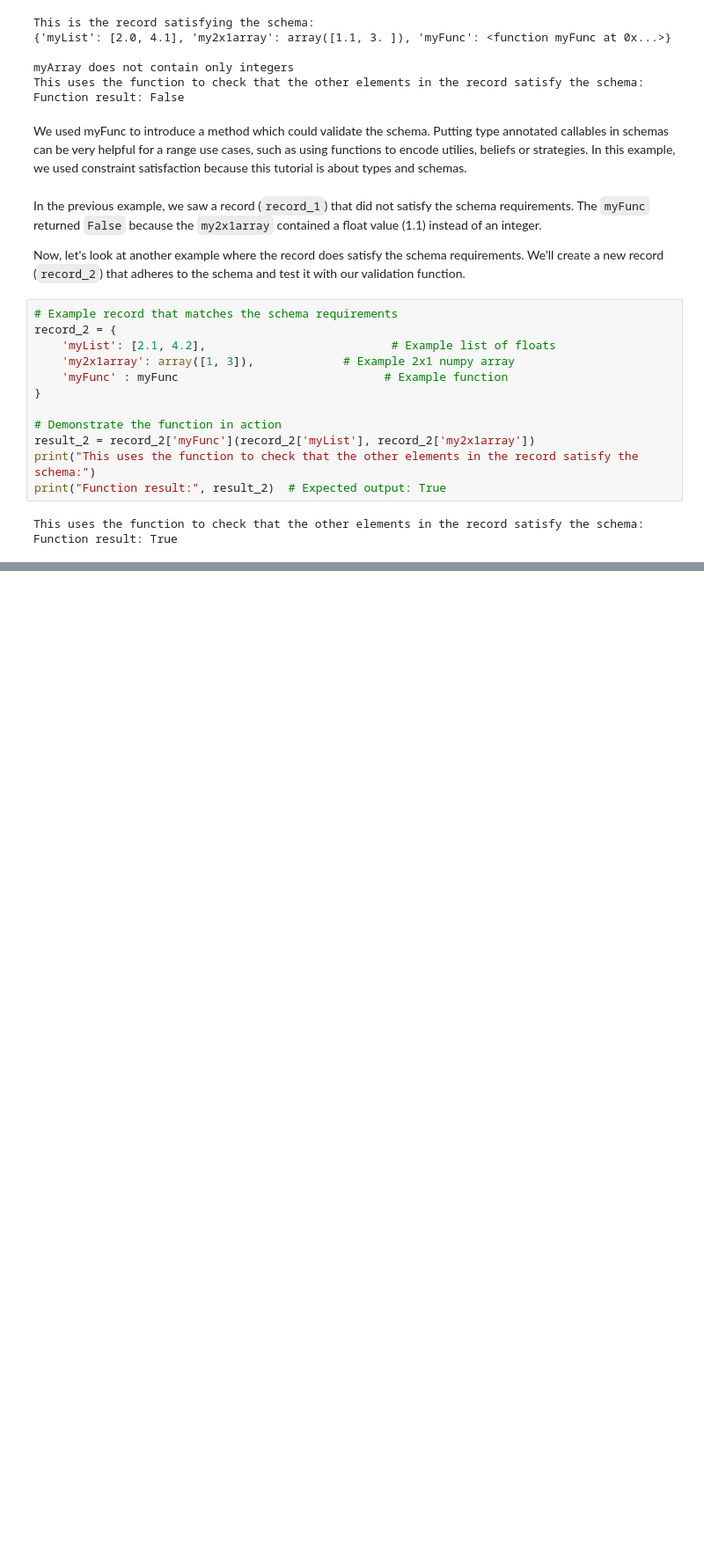
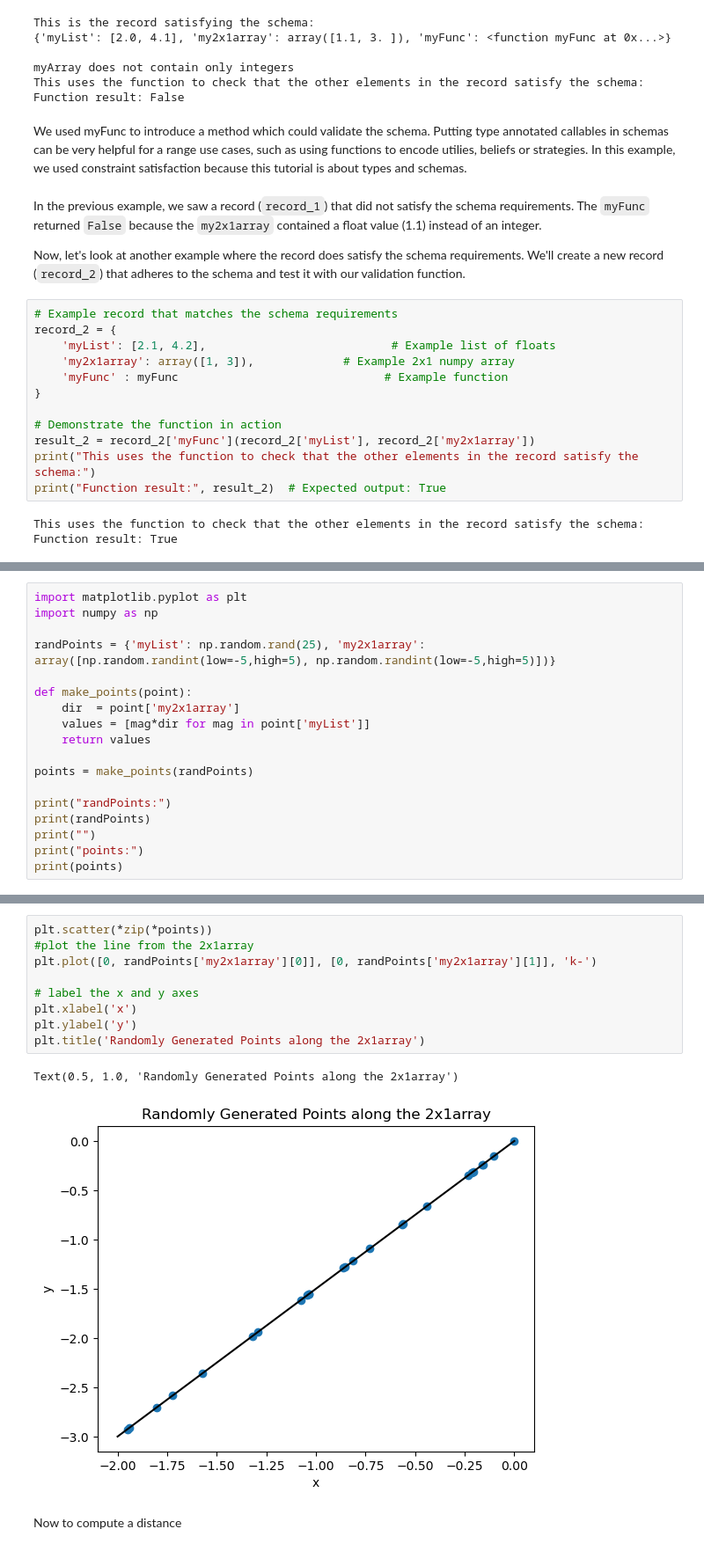
Before and after one commit to mzargham/gds-statespace-walkthrough, a Jupyter notebook: introduction.ipynb, the cells around one changed output, grey strips where cells are left out. Shown at 88% size. Saved outputs shown, nothing was run; the diff lists cells and outputs as text; blank space fills up the shorter version.

```diff
--- a/introduction.ipynb
+++ b/introduction.ipynb
@@ -273,0 +312,18 @@ Function result: True
+# %%
+import matplotlib.pyplot as plt
+import numpy as np
+
+randPoints = {'myList': np.random.rand(25), 'my2x1array': array([np.random.randint(low=-5,high=5), np.random.randint(low=-5,high=5)])}
+
+def make_points(point):
+    dir  = point['my2x1array']
+    values = [mag*dir for mag in point['myList']]
+    return values
+
+points = make_points(randPoints)
+
+print("randPoints:")
+print(randPoints)
+print("")
+print("points:")
+print(points)
@@ -273,0 +340,14 @@ Function result: True
+# %%
+plt.scatter(*zip(*points))
+#plot the line from the 2x1array
+plt.plot([0, randPoints['my2x1array'][0]], [0, randPoints['my2x1array'][1]], 'k-')
+
+# label the x and y axes
+plt.xlabel('x')
+plt.ylabel('y')
+plt.title('Randomly Generated Points along the 2x1array')
+# %% [output]
+Text(0.5, 1.0, 'Randomly Generated Points along the 2x1array')
+[figure, added]
+# %% [markdown]
+Now to compute a distance
```
Also changed, not shown: parts of 17 cells of this notebook.
